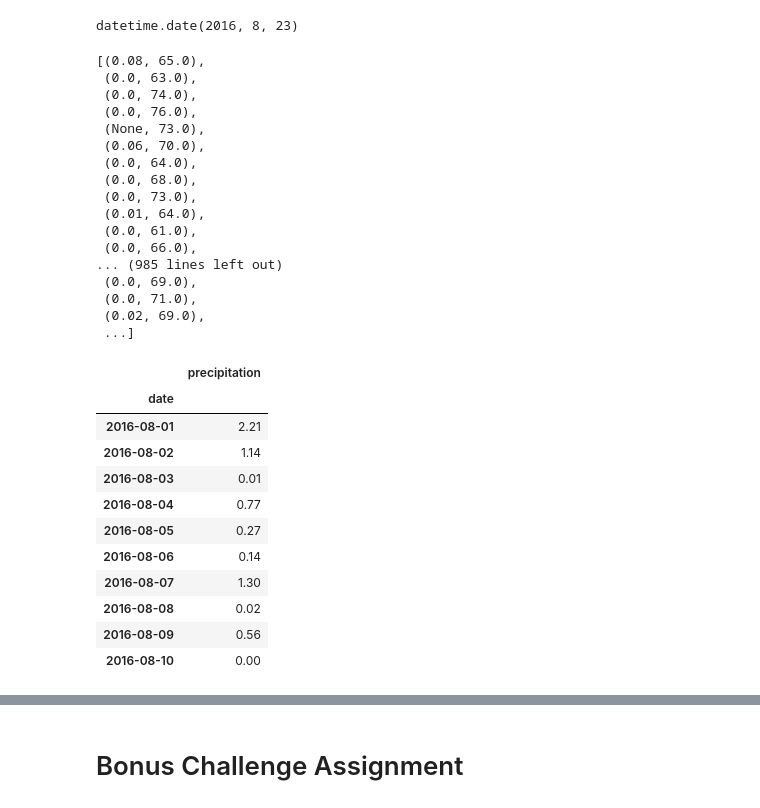
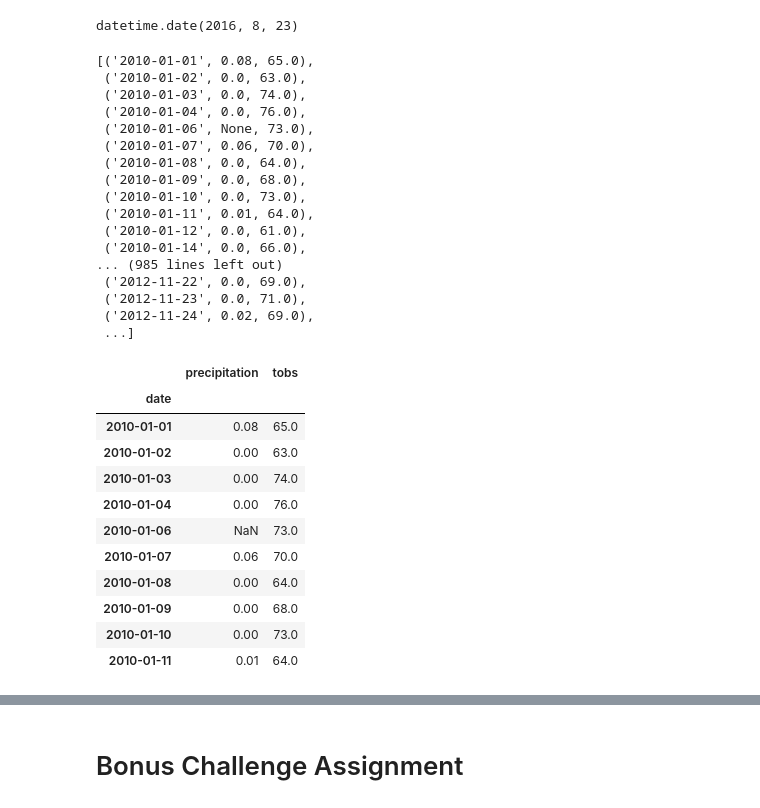
Before and after one commit to aidixon/sqlalchemy-challenge, a Jupyter notebook: app.py.ipynb, the cells around one changed output, grey strips where cells are left out. Drawn from its saved outputs; the diff is of its cells as text; code cells hidden in the pictures.

```diff
--- a/app.py.ipynb
+++ b/app.py.ipynb
@@ -156,43 +156,43 @@ year_ago
 datetime.date(2016, 8, 23)
 # %%
 # Perform a query to retrieve the data and precipitation scores
-ppt_data = session.query(Measurement.prcp, Measurement.tobs).all()
+ppt_data = session.query(Measurement.date, Measurement.prcp, Measurement.tobs).all()
 ppt_data
 # %% [output]
-[(0.08, 65.0),
- (0.0, 63.0),
- (0.0, 74.0),
- (0.0, 76.0),
- (None, 73.0),
- (0.06, 70.0),
- (0.0, 64.0),
- (0.0, 68.0),
- (0.0, 73.0),
- (0.01, 64.0),
- (0.0, 61.0),
- (0.0, 66.0),
+[('2010-01-01', 0.08, 65.0),
+ ('2010-01-02', 0.0, 63.0),
+ ('2010-01-03', 0.0, 74.0),
+ ('2010-01-04', 0.0, 76.0),
+ ('2010-01-06', None, 73.0),
+ ('2010-01-07', 0.06, 70.0),
+ ('2010-01-08', 0.0, 64.0),
+ ('2010-01-09', 0.0, 68.0),
+ ('2010-01-10', 0.0, 73.0),
+ ('2010-01-11', 0.01, 64.0),
+ ('2010-01-12', 0.0, 61.0),
+ ('2010-01-14', 0.0, 66.0),
 ... (985 lines left out)
- (0.0, 69.0),
- (0.0, 71.0),
- (0.02, 69.0),
+ ('2012-11-22', 0.0, 69.0),
+ ('2012-11-23', 0.0, 71.0),
+ ('2012-11-24', 0.02, 69.0),
  ...]
 # %%
 # Save the query results as a Pandas DataFrame and set the index to the date column
-ppt_data_df = pd.DataFrame(ppt_data[:10], columns=['precipitation', 'tobs'])
-# precipitation_df.set_index('date', inplace = True)
-# precipitation_df.head(10)
+ppt_data_df = pd.DataFrame(ppt_data[:10], columns=['date','precipitation', 'tobs'])
+ppt_data_df.set_index('date', inplace = True)
+ppt_data_df
 # %% [output]
-|  | precipitation |
-| date |  |
-| 2016-08-01 | 2.21 |
-| 2016-08-02 | 1.14 |
-| 2016-08-03 | 0.01 |
-| 2016-08-04 | 0.77 |
-| 2016-08-05 | 0.27 |
-| 2016-08-06 | 0.14 |
-| 2016-08-07 | 1.30 |
-| 2016-08-08 | 0.02 |
-| 2016-08-09 | 0.56 |
-| 2016-08-10 | 0.00 |
+|  | precipitation | tobs |
+| date |  |  |
+| 2010-01-01 | 0.08 | 65.0 |
+| 2010-01-02 | 0.00 | 63.0 |
+| 2010-01-03 | 0.00 | 74.0 |
+| 2010-01-04 | 0.00 | 76.0 |
+| 2010-01-06 | NaN | 73.0 |
+| 2010-01-07 | 0.06 | 70.0 |
+| 2010-01-08 | 0.00 | 64.0 |
+| 2010-01-09 | 0.00 | 68.0 |
+| 2010-01-10 | 0.00 | 73.0 |
+| 2010-01-11 | 0.01 | 64.0 |
 # %%
 # Use Pandas Plotting with Matplotlib to plot the data
```
Also changed, not shown: parts of 3 cells of this notebook.
